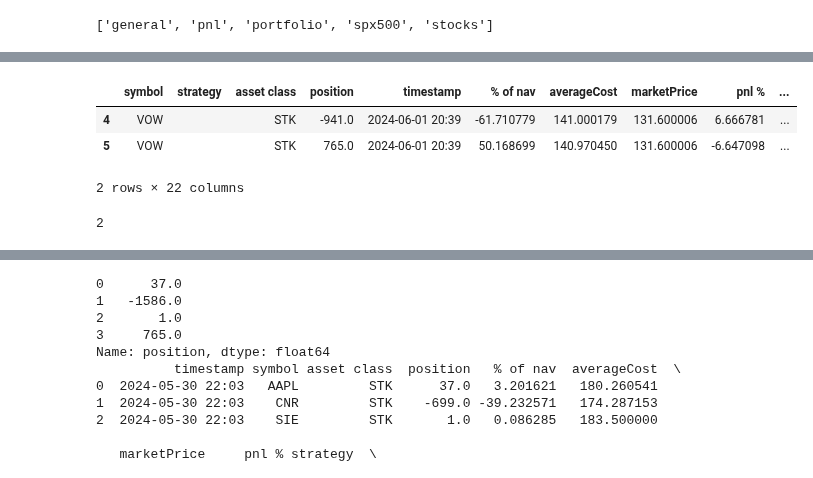
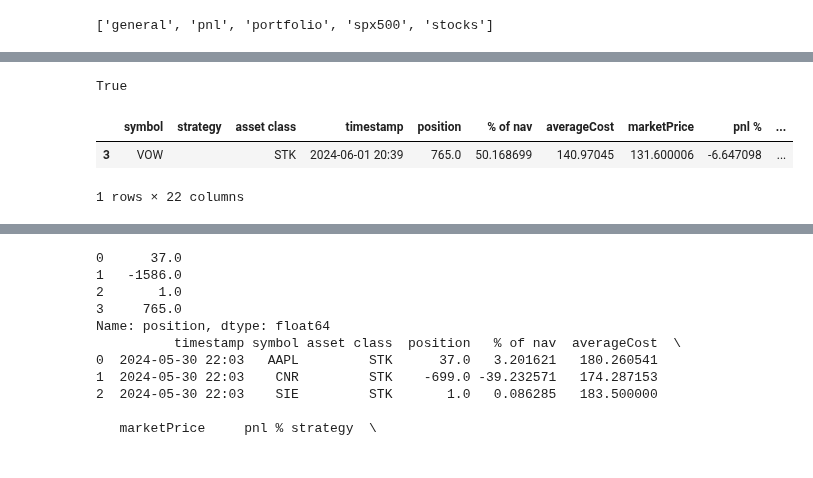
Before and after one commit to lowQuant/IB-Multi-Strategy-ATS, a Jupyter notebook: data_and_research/portfoliomanager_test.ipynb, the cells around one changed output, grey strips where cells are left out. Saved outputs shown, nothing was run; the diff lists cells and outputs as text; code cells hidden in the pictures.

Commit message:
little progress in saving trade - not ready

```diff
--- a/data_and_research/portfoliomanager_test.ipynb
+++ b/data_and_research/portfoliomanager_test.ipynb
@@ -55,3 +104,8 @@ df.tail(5)
+# %%
+# A TEST to see if we can do eval(df.trade) and find out if trade is in column
+last_trade in df.contract.to_list()
+# %% [output]
+True
 # %%
 latest_positions = (df['symbol'] == 'VOW') & \
                         (df['asset class'] == 'STK') & \
@@ -61,16 +115,11 @@ latest_positions = (df['symbol'] == 'VOW') & \
 existing_position = df[latest_positions].sort_values(by='timestamp').groupby(['symbol', 'strategy', 'asset class','position']).last().reset_index()
 # %%
 df_ac_active = df[df['deleted'] != True].copy()
-df_ac_active = df_ac_active.sort_values(by='timestamp').groupby(['symbol', 'strategy', 'asset class','position']).last().reset_index()
+df_ac_active = df_ac_active.sort_values(by='timestamp').groupby(['symbol', 'strategy', 'asset class']).last().reset_index()
 existing_position = df_ac_active[(df_ac_active['symbol'] == 'VOW') & (df_ac_active['asset class'] == 'STK')
                                 & (df_ac_active['strategy'] == '')]
 existing_position
 # %% [output]
-|  | symbol | strategy | asset class | position | timestamp | % of nav | averageCost | marketPrice | pnl % | ... |
-| 4 | VOW |  | STK | -941.0 | 2024-06-01 20:39 | -61.710779 | 141.000179 | 131.600006 | 6.666781 | ... |
-| 5 | VOW |  | STK | 765.0 | 2024-06-01 20:39 | 50.168699 | 140.970450 | 131.600006 | -6.647098 | ... |
+|  | symbol | strategy | asset class | timestamp | position | % of nav | averageCost | marketPrice | pnl % | ... |
+| 3 | VOW |  | STK | 2024-06-01 20:39 | 765.0 | 50.168699 | 140.97045 | 131.600006 | -6.647098 | ... |
-2 rows × 22 columns
+1 rows × 22 columns
-# %%
-len(existing_position)
-# %% [output]
-2
```
Also changed, not shown: parts of 6 cells of this notebook, 3 other files.
